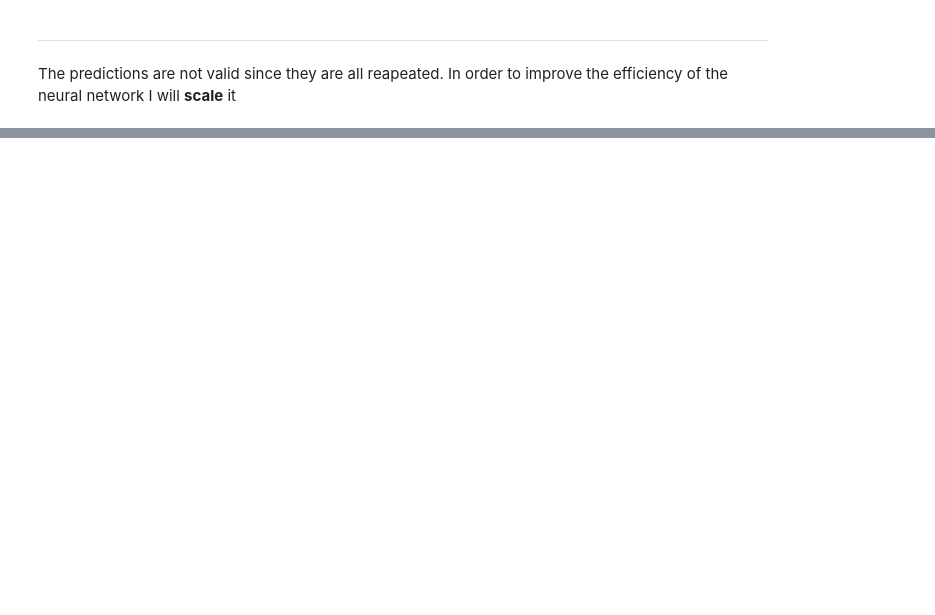
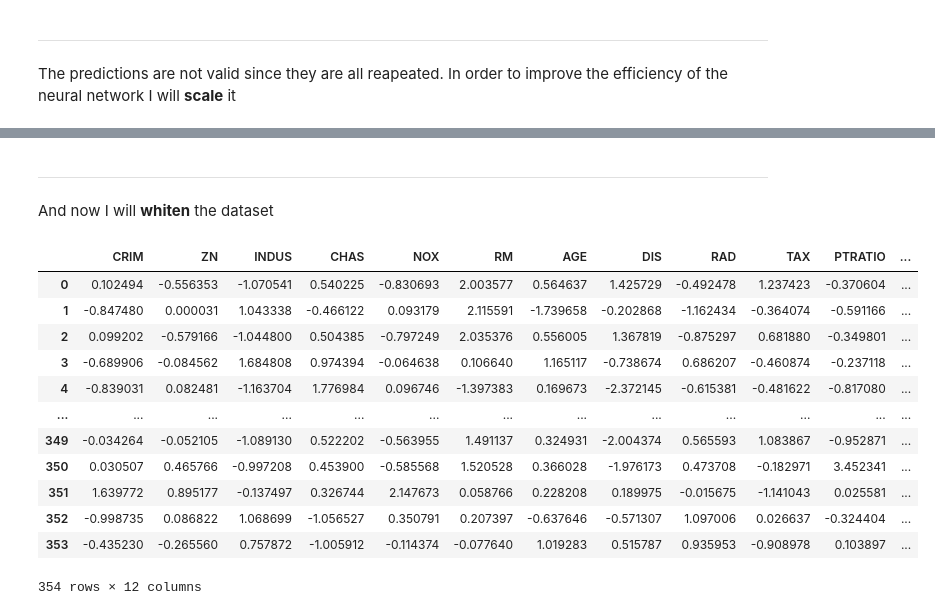
Before and after one commit to Carloselrecharlie/Boston_House_Prices_Analysis, a Jupyter notebook: Analysis of Boston House Prices dataset.ipynb, the cells around one changed output, grey strips where cells are left out. Saved outputs shown, nothing was run; the diff lists cells and outputs as text; code cells hidden in the pictures; blank space fills up the shorter version.

```diff
--- a/Analysis of Boston House Prices dataset.ipynb
+++ b/Analysis of Boston House Prices dataset.ipynb
@@ -535,0 +513,22 @@ model.evaluate(inputs_test, outputs_test)
+# %% [markdown]
+---
+And now I will **whiten** the dataset
+# %%
+pca = dec.PCA(n_components=12, whiten=True)
+pca.fit(inputs_train)
+inputs_train_white = pd.DataFrame(pca.transform(inputs_train), columns = inputs.columns)
+inputs_train_white
+# %% [output]
+|  | CRIM | ZN | INDUS | CHAS | NOX | RM | AGE | DIS | RAD | TAX | PTRATIO | ... |
+| 0 | 0.102494 | -0.556353 | -1.070541 | 0.540225 | -0.830693 | 2.003577 | 0.564637 | 1.425729 | -0.492478 | 1.237423 | -0.370604 | ... |
+| 1 | -0.847480 | 0.000031 | 1.043338 | -0.466122 | 0.093179 | 2.115591 | -1.739658 | -0.202868 | -1.162434 | -0.364074 | -0.591166 | ... |
+| 2 | 0.099202 | -0.579166 | -1.044800 | 0.504385 | -0.797249 | 2.035376 | 0.556005 | 1.367819 | -0.875297 | 0.681880 | -0.349801 | ... |
+| 3 | -0.689906 | -0.084562 | 1.684808 | 0.974394 | -0.064638 | 0.106640 | 1.165117 | -0.738674 | 0.686207 | -0.460874 | -0.237118 | ... |
+| 4 | -0.839031 | 0.082481 | -1.163704 | 1.776984 | 0.096746 | -1.397383 | 0.169673 | -2.372145 | -0.615381 | -0.481622 | -0.817080 | ... |
+| ... | ... | ... | ... | ... | ... | ... | ... | ... | ... | ... | ... | ... |
+| 349 | -0.034264 | -0.052105 | -1.089130 | 0.522202 | -0.563955 | 1.491137 | 0.324931 | -2.004374 | 0.565593 | 1.083867 | -0.952871 | ... |
+| 350 | 0.030507 | 0.465766 | -0.997208 | 0.453900 | -0.585568 | 1.520528 | 0.366028 | -1.976173 | 0.473708 | -0.182971 | 3.452341 | ... |
+| 351 | 1.639772 | 0.895177 | -0.137497 | 0.326744 | 2.147673 | 0.058766 | 0.228208 | 0.189975 | -0.015675 | -1.141043 | 0.025581 | ... |
+| 352 | -0.998735 | 0.086822 | 1.068699 | -1.056527 | 0.350791 | 0.207397 | -0.637646 | -0.571307 | 1.097006 | 0.026637 | -0.324404 | ... |
+| 353 | -0.435230 | -0.265560 | 0.757872 | -1.005912 | -0.114374 | -0.077640 | 1.019283 | 0.515787 | 0.935953 | -0.908978 | 0.103897 | ... |
+354 rows × 12 columns
```
Also changed, not shown: parts of 39 cells of this notebook.
